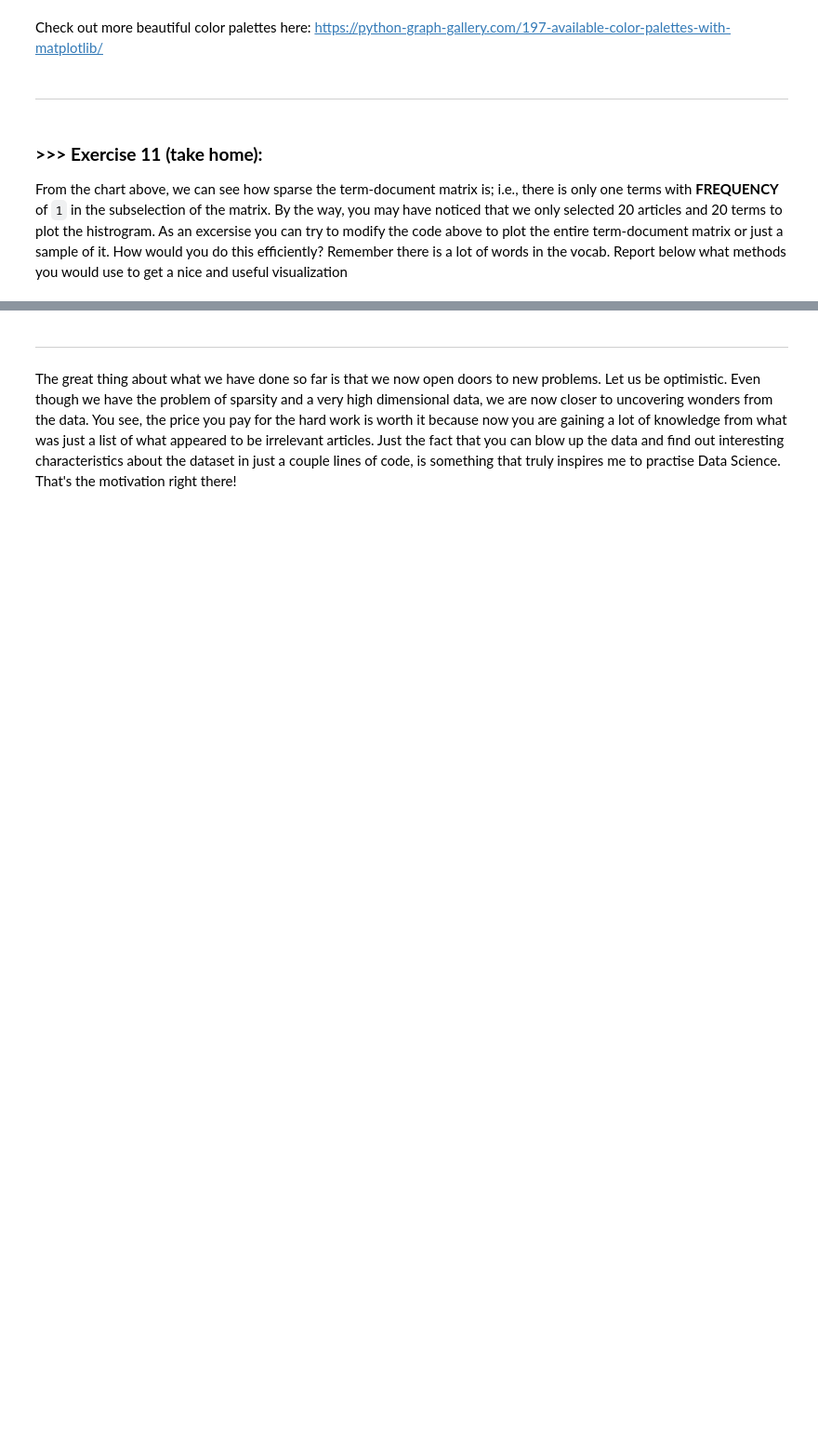
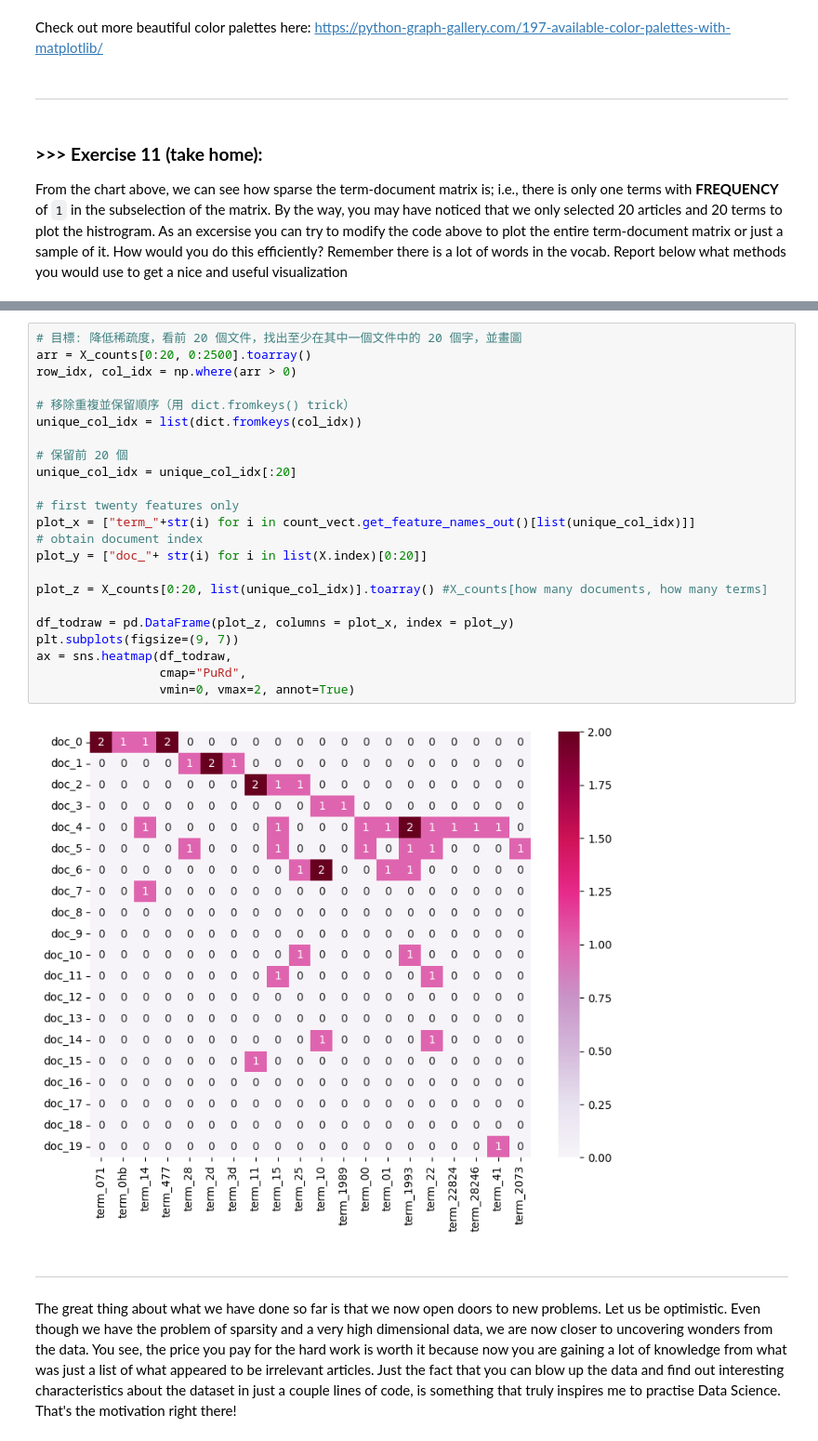
Before and after one commit to huayu1115/DM2025-Lab1-Exercise, a Jupyter notebook: DM2025-Lab1-Master.ipynb, the cells around one changed output, grey strips where cells are left out. Shown at 93% size. Saved outputs shown, nothing was run; the diff lists cells and outputs as text; blank space fills up the shorter version.

```diff
--- a/DM2025-Lab1-Master.ipynb
+++ b/DM2025-Lab1-Master.ipynb
@@ -1166,3 +1164,28 @@ From the chart above, we can see how sparse the term-document matrix is; i.e., t
+# %%
+# 目標: 降低稀疏度，看前 20 個文件，找出至少在其中一個文件中的 20 個字，並畫圖
+arr = X_counts[0:20, 0:2500].toarray()
+row_idx, col_idx = np.where(arr > 0)
+
+# 移除重複並保留順序（用 dict.fromkeys() trick）
+unique_col_idx = list(dict.fromkeys(col_idx))
+
+# 保留前 20 個
+unique_col_idx = unique_col_idx[:20]
+
+# first twenty features only
+plot_x = ["term_"+str(i) for i in count_vect.get_feature_names_out()[list(unique_col_idx)]]
+# obtain document index
+plot_y = ["doc_"+ str(i) for i in list(X.index)[0:20]]
+
+plot_z = X_counts[0:20, list(unique_col_idx)].toarray() #X_counts[how many documents, how many terms]
+
+df_todraw = pd.DataFrame(plot_z, columns = plot_x, index = plot_y)
+plt.subplots(figsize=(9, 7))
+ax = sns.heatmap(df_todraw,
+                 cmap="PuRd",
+                 vmin=0, vmax=2, annot=True)
+# %% [output]
+[figure, added]
 # %% [markdown]
 ---
 # %% [markdown]
```
Also changed, not shown: parts of 12 cells of this notebook, 1 other file.
